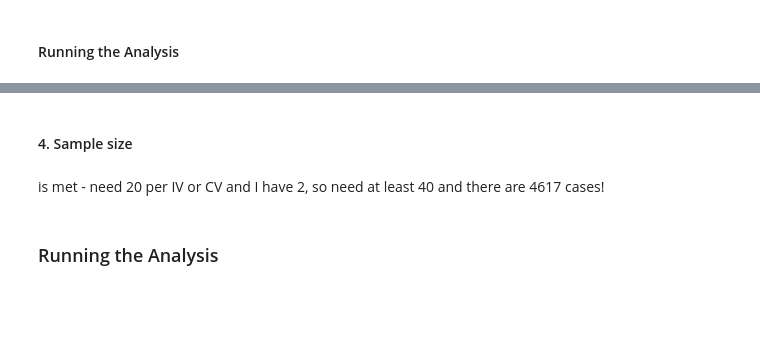
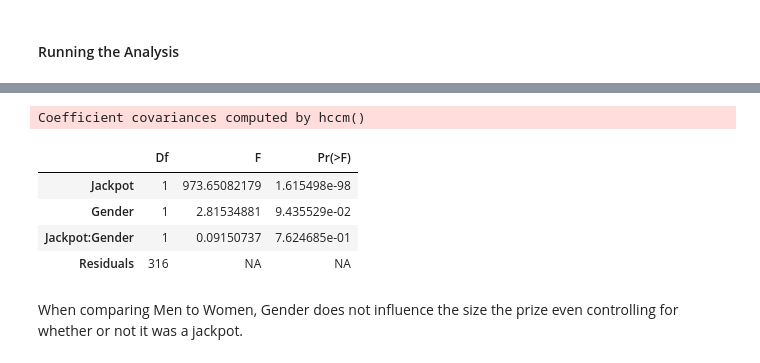
Before and after one commit to AlbiKovi/DSO110---Final-Group-Project, a Jupyter notebook: DSO110 - Final Group Project - Lottery - R Notebook.ipynb, the cells around one changed output, grey strips where cells are left out. Drawn from its saved outputs; the diff is of its cells as text; code cells hidden in the pictures; blank space fills up the shorter version.

```diff
--- a/DSO110 - Final Group Project - Lottery - R Notebook.ipynb
+++ b/DSO110 - Final Group Project - Lottery - R Notebook.ipynb
@@ -152,3 +170,5 @@ NonJackpots$Gender <- as.factor(NonJackpots$Gender)
+# %%
+MenVWomen$Jackpot <- as.factor(MenVWomen$Jackpot)
 # %% [markdown]
 #### Testing Assumptions
 # %% [markdown]
@@ -170,0 +180,2 @@ plotNormalHistogram(NonJackpots$NonJackpotAmountLOG)
+# %%
+MenVWomen$AmountSQRT <- sqrt(MenVWomen$Amount)
@@ -170,0 +185,2 @@ plotNormalHistogram(NonJackpots$NonJackpotAmountLOG)
+# %%
+MenVWomen$AmountLOG <-log(MenVWomen$Amount)
@@ -170,0 +190,2 @@ plotNormalHistogram(NonJackpots$NonJackpotAmountLOG)
+# %%
+MenVWomen$AmountTUK <- transformTukey(MenVWomen$Amount, plotit=FALSE)
@@ -363,7 +211,0 @@ anova(Homogeneity_RegrSlp)
-# %% [markdown]
-
-#### 4. Sample size
-# %% [markdown]
- is met - need 20 per IV or CV and I have 2, so need at least 40 and there are 4617 cases!
-# %% [markdown]
-### Running the Analysis
@@ -388,0 +212,12 @@ anova(ANCOVA)
+# %%
+ANCOVA = lm(AmountLOG~Jackpot + Gender*Jackpot, data=MenVWomen)
+Anova(ANCOVA,Type="I", white.adjust=TRUE)
+# %% [output]
+Coefficient covariances computed by hccm()
+|  | Df | F | Pr(>F) |
+| Jackpot | 1 | 973.65082179 | 1.615498e-98 |
+| Gender | 1 | 2.81534881 | 9.435529e-02 |
+| Jackpot:Gender | 1 | 0.09150737 | 7.624685e-01 |
+| Residuals | 316 | NA | NA |
+# %% [markdown]
+When comparing Men to Women, Gender does not influence the size the prize even controlling for whether or not it was a jackpot.
```
Also changed, not shown: parts of 78 cells of this notebook.
